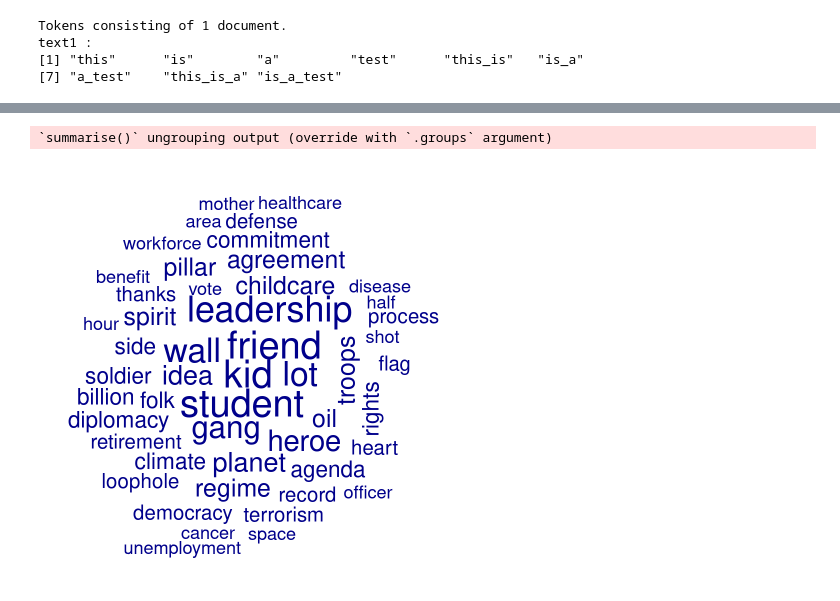
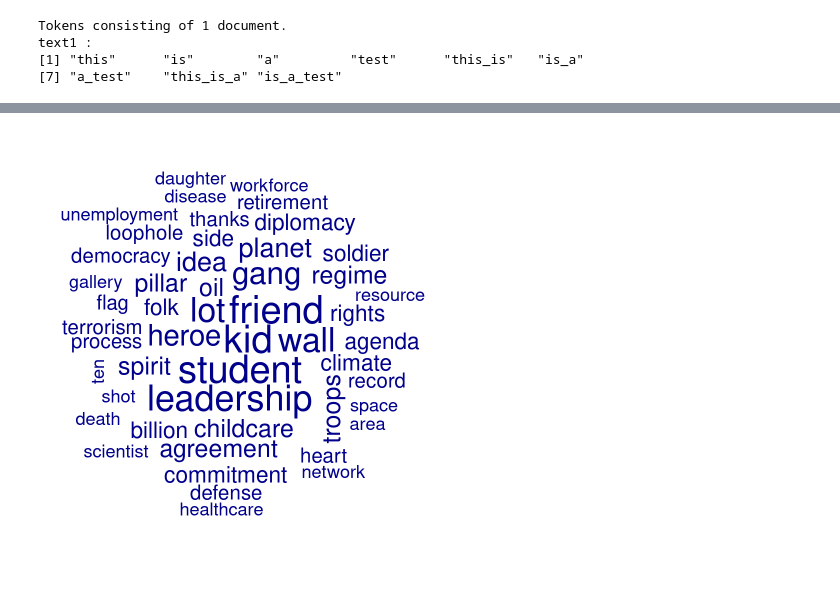
Before and after one commit to ccs-amsterdam/ccsbook, a Jupyter notebook: chapter10/dtm_r.ipynb, the cells around one changed output, grey strips where cells are left out. Drawn from its saved outputs; the diff is of its cells as text; code cells hidden in the pictures.

```diff
--- a/chapter10/dtm_r.ipynb
+++ b/chapter10/dtm_r.ipynb
@@ -48,8 +63,10 @@ Tokens consisting of 1 document.
 text1 :
 [1] "古池"     "蛙"       "飛び込む" "水"       "の"       "音"
 # %%
-sotu = read_csv("http://cssbook.net/d/sotu.csv") %>%
-       mutate(doc_id = paste(lubridate::year(Date), President, delivery))
-d = corpus(sotu) %>% dfm()
+url = "https://cssbook.net/d/sotu.csv"
+sotu = read_csv(url) %>%
+       mutate(doc_id=paste(lubridate::year(Date),
+                           President, delivery))
+d = corpus(sotu) %>% tokens() %>% dfm()
 d
 # %% [output]
@@ -331,12 +376,18 @@ A data.frame: 4 × 6
 | 3 | new | new | ADJ | 4 | amod |
 | 4 | knives | knife | NOUN | 2 | obj |
 # %%
-tokens = sotu %>% top_n(5, Date) %>%  udpipe("english", parser='none')
-nouns = tokens  %>% filter(upos == "NOUN") %>%
-  group_by(doc_id)  %>% summarize(text=paste(lemma, collapse=" "))
-nouns %>% corpus() %>% dfm() %>%
-  dfm_trim(max_docfreq=0.7, docfreq_type='prop')  %>%
+tokens = sotu %>%
+  top_n(5, Date) %>%
+  udpipe("english", parser="none")
+nouns = tokens %>%
+  filter(upos == "NOUN") %>%
+  group_by(doc_id)  %>%
+  summarize(text=paste(lemma, collapse=" "))
+nouns %>%
+  corpus() %>%
+  tokens() %>%
+  dfm() %>%
+  dfm_trim(max_docfreq=0.7,docfreq_type="prop")%>%
   textplot_wordcloud(max_words=50)
 # %% [output]
-`summarise()` ungrouping output (override with `.groups` argument)
-[figure, old version]
+[figure, new version]
```
Also changed, not shown: parts of 31 cells of this notebook, 1 other file.
